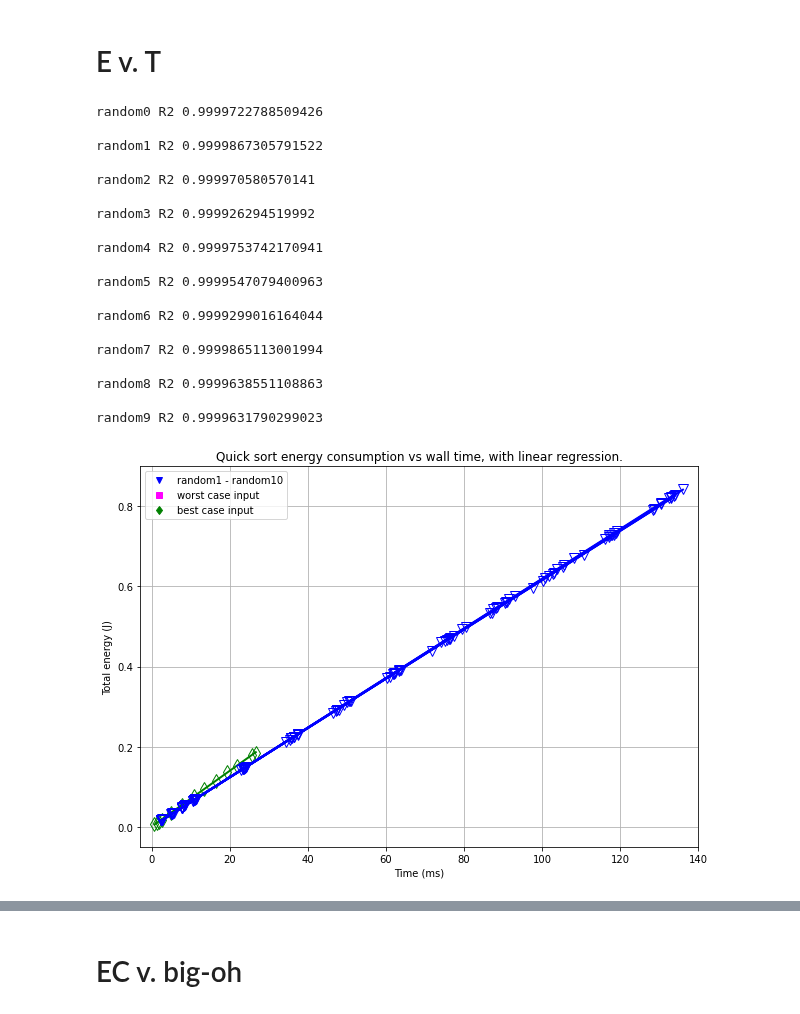
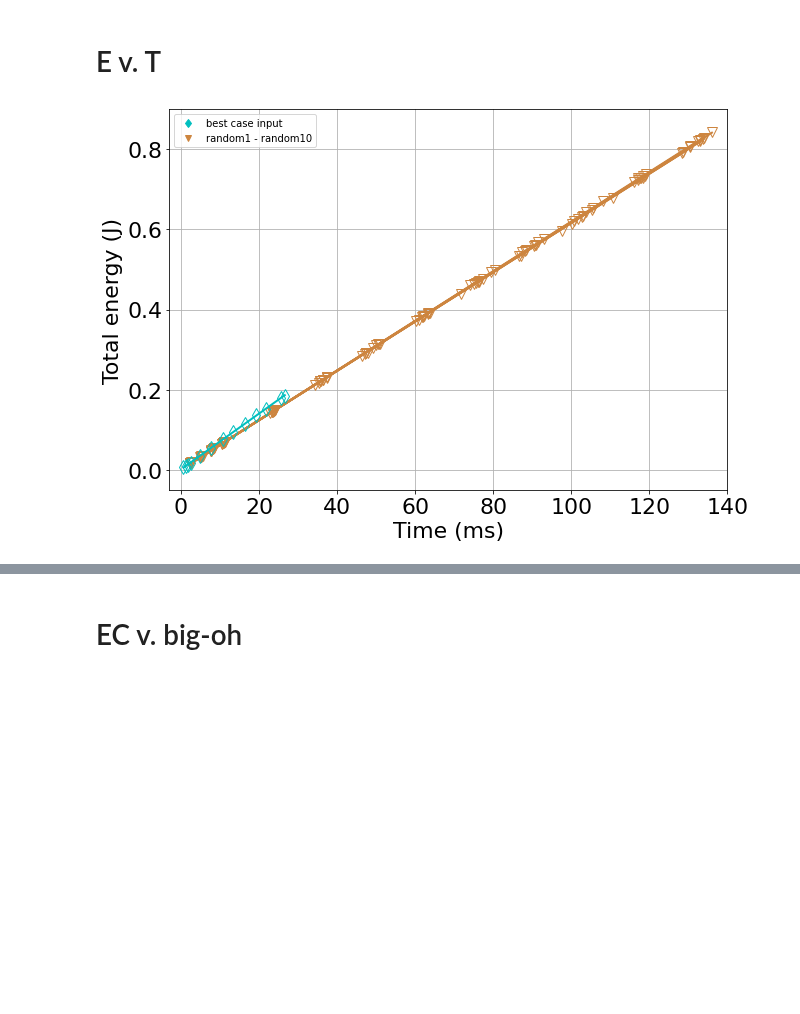
Before and after one commit to hrallil/RAPL_measurements, a Jupyter notebook: Java/FinalResults/FinalAnalysis/QuickMajaTest.ipynb, the cells around one changed output, grey strips where cells are left out. Drawn from its saved outputs; the diff is of its cells as text; code cells hidden in the pictures; blank space fills up the shorter version.

Commit message:
counting, quick maja graphs done

```diff
--- a/Java/FinalResults/FinalAnalysis/QuickMajaTest.ipynb
+++ b/Java/FinalResults/FinalAnalysis/QuickMajaTest.ipynb
@@ -736,21 +736,21 @@ plt.figure(figsize=(10,7))
 color = "red"
 
 Rs = []
+for i in range(1,11):
+    Rs.append(polyReg(dfQuickMean16[dfQuickMean16["Input case"] == f"random{i}"]["nlog(n)"], dfQuickMean16[dfQuickMean16["Input case"] == f"random{i}"]["Time - readCSV"],1, f"random{i} case input", "peru",dots="v"))
 best = polyReg(dfQuickMean16[dfQuickMean16["Input case"] == "best"]["nlog(n)"], dfQuickMean16[dfQuickMean16["Input case"] == "best"]["Time - readCSV"],1, "Merge time for best case input", "c",dots="d", regLine=True)
 
-for i in range(1,11):
-    Rs.append(polyReg(dfQuickMean16[dfQuickMean16["Input case"] == f"random{i}"]["nlog(n)"], dfQuickMean16[dfQuickMean16["Input case"] == f"random{i}"]["Time - readCSV"],1, f"random{i} case input", "peru",dots="v"))
+plt.plot(200,20000000,"d", color="c",label="best case input")
 plt.plot(2000,20000000,"v", color="peru",label="random1 - random10")
 for i in range(len(Rs)):
     print(f"random{i} R2", Rs[i][1], " \n")
-#worst = polyReg(dfQuickMean16[dfQuickMean16["Input case"] == "worst"]["n^2"], dfQuickMean16[dfQuickMean16["Input case"] == "worst"]["Time - readCSV"],1, "Merge time for worst case input", "fuchsia",dots="s")
-#plt.plot(0,0,"s", color="fuchsia",label="worst case input")
-plt.plot(200,20000000,"d", color="c",label="best case input")
-#print(f"worst R2 ", worst[1], "\n")
-print(f"best R2 ", best[1], "\n")
+#print(f"best R2 ", best[1], "\n")
+
 #plt.title("Quick sort wall time vs n log(n) of input size n, with linear regression.")
-plt.xlabel("n log(n) of input size n")
-plt.ylabel("Time (ms)")
+plt.xlabel("n log(n) of input size n", fontsize = 22)
+plt.ylabel("Time (ms)", fontsize = 22)
+plt.rc('xtick', labelsize = 22)
+plt.rc('ytick', labelsize = 22)
 plt.grid()
 plt.xlim(-3,20500000)
 plt.ylim(-3, 140)
@@ -780,48 +782,27 @@ best R2  0.9981625344255122
 # %%
 plt.figure(figsize=(10,7))
 color = "red"
 
 Rs = []
 
-# worst = polyReg(dfQuickMean16[dfQuickMean16["Input case"] == "worst"]["Time - readCSV"], dfQuickMean16[dfQuickMean16["Input case"] == "worst"]["full EC"],1, "Merge time for worst case input", "fuchsia",dots="s")
-best = polyReg(dfQuickMean16[dfQuickMean16["Input case"] == "best"]["Time - readCSV"], dfQuickMean16[dfQuickMean16["Input case"] == "best"]["full EC"],1, "Merge time for best case input", "green",dots="d")
 for i in range(1,11):
-    Rs.append(polyReg(dfQuickMean16[dfQuickMean16["Input case"] == f"random{i}"]["Time - readCSV"], dfQuickMean16[dfQuickMean16["Input case"] == f"random{i}"]["full EC"],1, f"Random{i} case input", "blue",dots="v"))
-plt.plot(3000,3000,"v", color="blue",label="random1 - random10")
-for i in range(len(Rs)):
-    print(f"random{i} R2", Rs[i][1], " \n")
-plt.plot(3000,3000,"s", color="fuchsia",label="worst case input")
-# print(f"worst R2 ", worst[1], "\n")
-plt.plot(300,300,"d", color="green",label="best case input")
+    Rs.append(polyReg(dfQuickMean16[dfQuickMean16["Input case"] == f"random{i}"]["Time - readCSV"], dfQuickMean16[dfQuickMean16["Input case"] == f"random{i}"]["full EC"],1, f"Random{i} case input", "peru",dots="v"))
+best = polyReg(dfQuickMean16[dfQuickMean16["Input case"] == "best"]["Time - readCSV"], dfQuickMean16[dfQuickMean16["Input case"] == "best"]["full EC"],1, "Merge time for best case input", "c",dots="d")
+
+plt.plot(300,300,"d", color="c",label="best case input")
+plt.plot(3000,3000,"v", color="peru",label="random1 - random10")
+#for i in range(len(Rs)):
+   # print(f"random{i} R2", Rs[i][1], " \n")
 #print(f"best R2 ", best[1], "\n")
-plt.title("Quick sort energy consumption vs wall time, with linear regression.")
-plt.ylabel("Total energy (J)")
-plt.xlabel("Time (ms)")
+#plt.title("Quick sort energy consumption vs wall time, with linear regression.")
+plt.ylabel("Total energy (J)", fontsize = 22)
+plt.xlabel("Time (ms)", fontsize = 22)
+plt.rc('xtick', labelsize = 22)
+plt.rc('ytick', labelsize = 22)
 plt.xlim(-3,140)
 plt.ylim(-0.05, 0.9)
 plt.legend()
 plt.grid()
 plt.show()
-
-#print RD first
 # %% [output]
-random0 R2 0.9999722788509426
-
-random1 R2 0.9999867305791522
-
-random2 R2 0.999970580570141
-
-random3 R2 0.999926294519992
-
-random4 R2 0.9999753742170941
-
-random5 R2 0.9999547079400963
-
-random6 R2 0.9999299016164044
-
-random7 R2 0.9999865113001994
-
-random8 R2 0.9999638551108863
-
-random9 R2 0.9999631790299023
-[figure, old version]
+[figure, new version]
```
Also changed, not shown: parts of 7 cells of this notebook, 2 other files.
